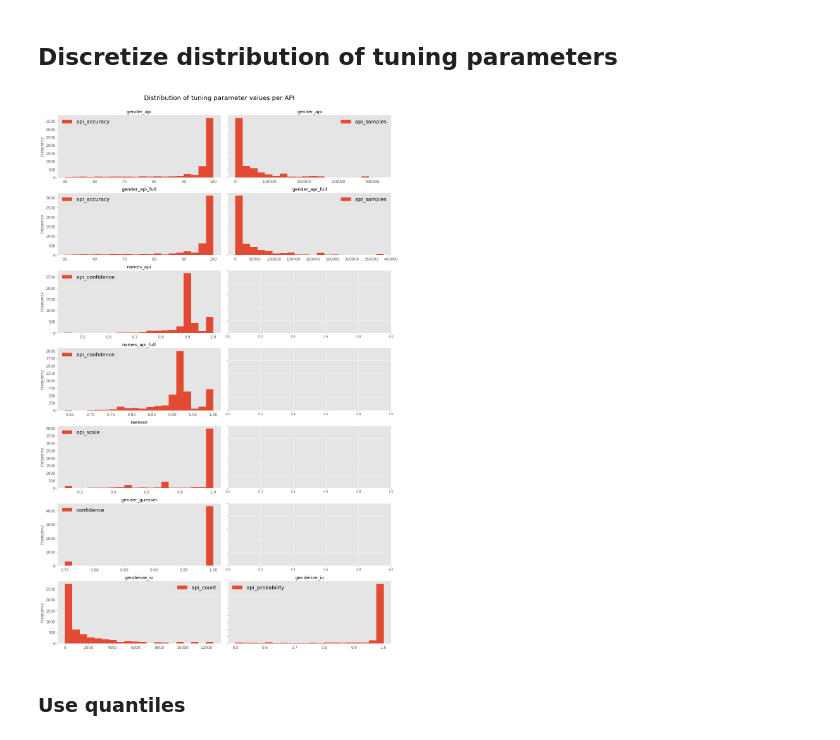
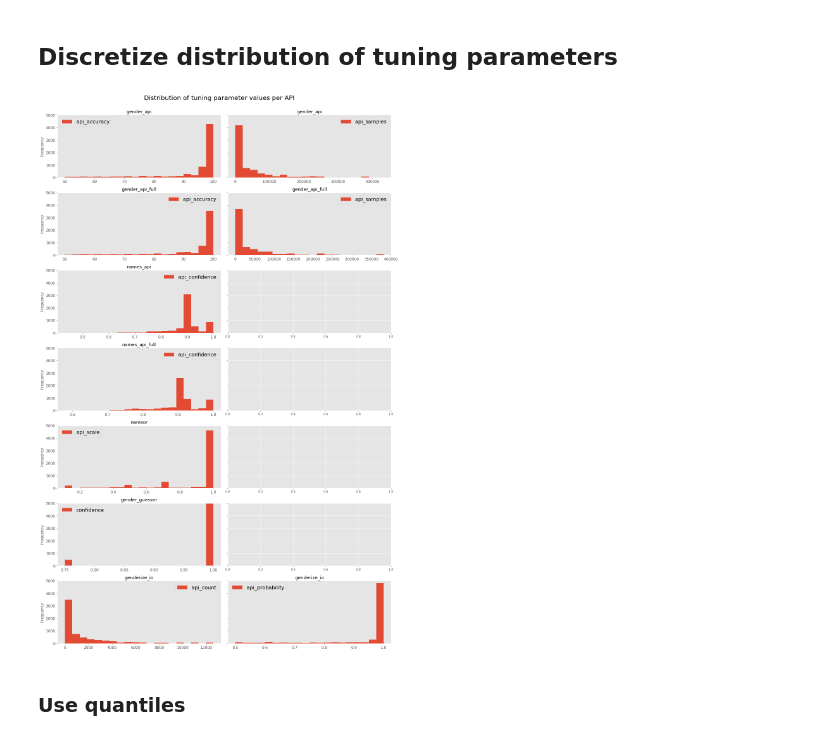
Before and after one commit to GenderGapSTEM-PublicationAnalysis/name_gender_inference, a Jupyter notebook: Parameter_tuning.ipynb, the cells around one changed output. Cells and saved outputs as stored; diff of their text form; code cells hidden in the pictures.

```diff
--- a/Parameter_tuning.ipynb
+++ b/Parameter_tuning.ipynb
@@ -44,34 +63,31 @@ Populating the interactive namespace from numpy and matplotlib
 # %%
 rows = len(REGISTERED_EVALUATORS)
 cols = 2
 fs=12
 fig, axes = plt.subplots(nrows=rows, ncols=cols, figsize=(16, 24))
 #cmap = plt.get_cmap('YlGnBu')
 
 formatter = FuncFormatter(lambda v, pos: str(v * 100)) # from: https://github.com/matplotlib/matplotlib/issues/320/
 
 for i, s in enumerate(REGISTERED_EVALUATORS):
     evaluator = s('all')
     evaluator.load_data(evaluated=True)
     evaluator.preprocess_data_for_parameter_tuning()
     evaluator._translate_api_response()
-    evaluator.remove_rows_with_unknown_gender(gender=True, gender_infered=True)
-    #print(len(evaluator.test_data[evaluator.test_data.gender == 'u']))
-    #print(len(evaluator.test_data[(evaluator.test_data.gender_infered != 'f') & (evaluator.test_data.gender_infered != 'm')]))
-    #print(len(evaluator.test_data))
+    evaluator.remove_rows_with_unknown_gender(gender=False, gender_infered=True)
     for j, param in enumerate(list(evaluator.tuning_params)):
         evaluator.test_data[[param]].plot(ax=axes[i][j], kind='hist', stacked=False, title=s.gender_evaluator,
-                                         sharey=True, fontsize=fs, grid=False, bins=20 #, normed=True
+                                         sharey=True, fontsize=fs, grid=False, bins=20, ylim=(0, 5000) #, normed=True
                                          )
 
         axes[i][j].legend(loc='best', fontsize=fs+4)
         #axes[i][j].yaxis.set_major_formatter(formatter)
         #axes[i][j].set_ylabel('')
 
 plt.suptitle('Distribution of tuning parameter values per API', fontsize=20, y=1.02)
 
 fig.tight_layout()
 # %% [output]
-[figure, old version]
+[figure, new version]
 # %% [markdown]
 ### Use quantiles
```
Also changed, not shown: parts of 66 cells of this notebook, 3 other files.
